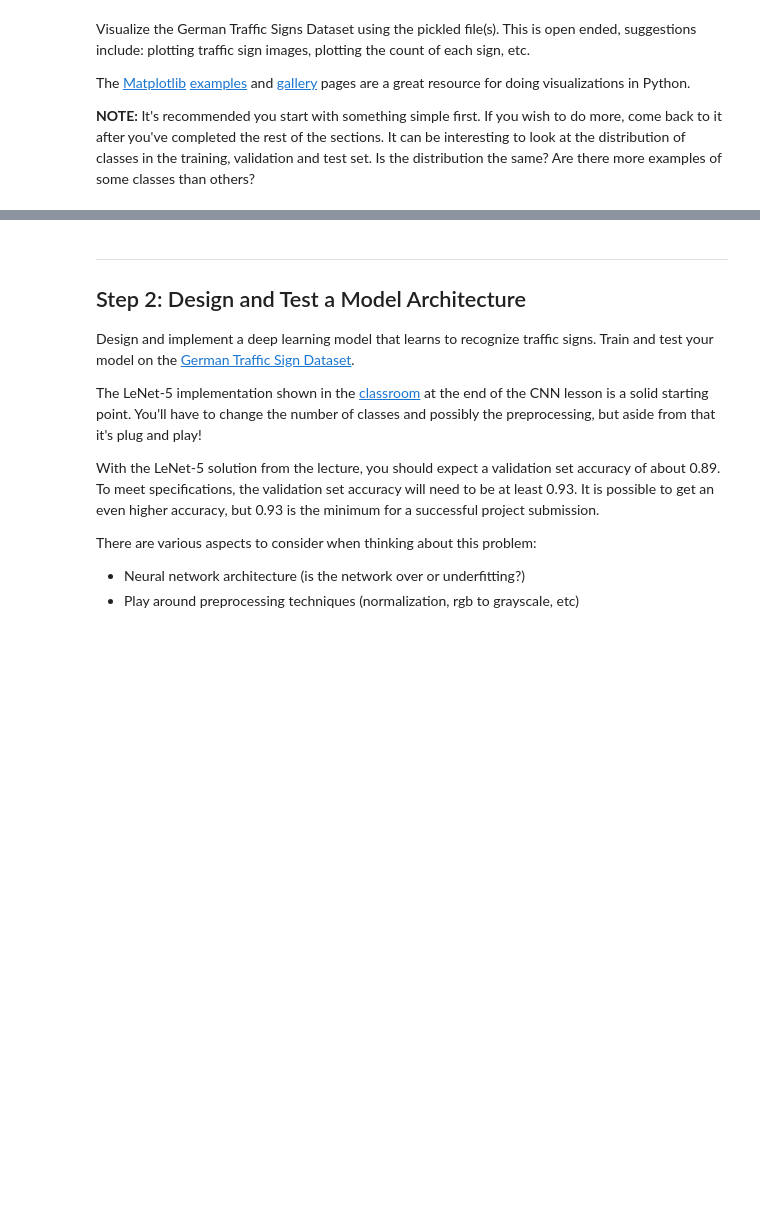
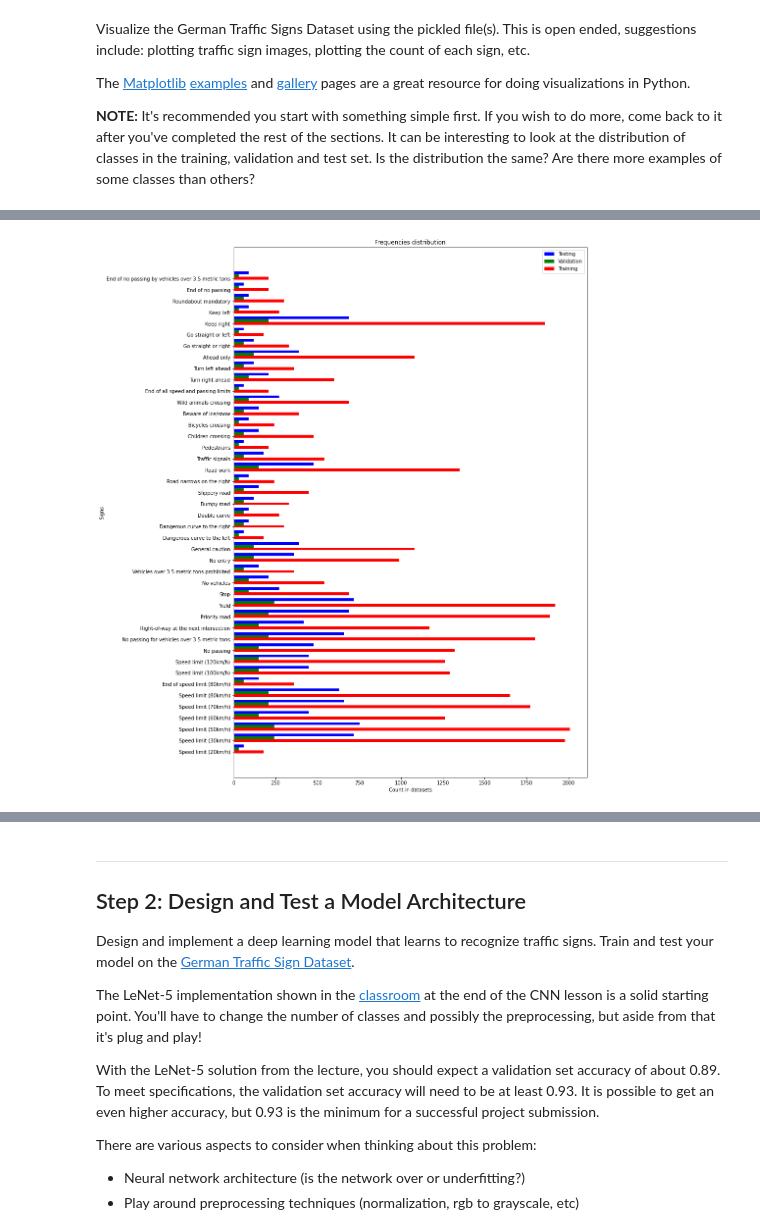
Before and after one commit to serhiy-smirnov/CarND-Traffic-Sign-Classifier-Project, a Jupyter notebook: Traffic_Sign_Classifier.ipynb, the cells around one changed output, grey strips where cells are left out. Cells and saved outputs as stored; diff of their text form; code cells hidden in the pictures; blank space fills up the shorter version.

```diff
--- a/Traffic_Sign_Classifier.ipynb
+++ b/Traffic_Sign_Classifier.ipynb
@@ -97,23 +97,3 @@ Visualize the German Traffic Signs Dataset using the pickled file(s). This is op
 The [Matplotlib](http://matplotlib.org/) [examples](http://matplotlib.org/examples/index.html) and [gallery](http://matplotlib.org/gallery.html) pages are a great resource for doing visualizations in Python.
 
 **NOTE:** It's recommended you start with something simple first. If you wish to do more, come back to it after you've completed the rest of the sections. It can be interesting to look at the distribution of classes in the training, validation and test set. Is the distribution the same? Are there more examples of some classes than others?
-# %%
-### Data exploration visualization code goes here.
-### Feel free to use as many code cells as needed.
-import matplotlib.pyplot as plt
-# Visualizations will be shown in the notebook.
-%matplotlib inline
-
-(unique, counts) = np.unique(y_train, return_counts=True)
-frequencies = np.asarray((unique, counts)).T
-print(frequencies)
-
-import random
-for i in range(10):
-    index = random.randint(0, len(X_train))
-    image = X_train[index].squeeze()
-
-    plt.figure(figsize=(1,1))
-    plt.imshow(image)
-    print(y_train[index])
-    plt.show()
@@ -149,0 +100,62 @@ for i in range(10):
+# %%
+### Data exploration visualization code goes here.
+### Feel free to use as many code cells as needed.
+import matplotlib.pyplot as plt
+# Visualizations will be shown in the notebook.
+%matplotlib inline
+
+import pandas as pd
+
+sign_names = pd.read_csv("signnames.csv")
+
+ind = np.arange(n_classes)  # the x locations for the groups
+width = 0.25       # the width of the bars
+
+#freq_plot = plt.subplot()
+#fig, freq_plot = plt.subplots()
+fig = plt.figure(figsize=(10,15))
+freq_plot = fig.add_axes([0,0,1,1])
+freq_plot.set_title('Frequencies distribution')
+
+# detect frequencies of signs in the testing dataset
+(unique, counts) = np.unique(y_test, return_counts=True)
+testing_frequencies = np.asarray((unique, counts)).T
+#print("Testing frequencies:", testing_frequencies)
+freq_plot.barh(ind + width*2, counts, width, color='b', label='Testing')
+
+# detect frequencies of signs in the validation dataset
+(unique, counts) = np.unique(y_valid, return_counts=True)
+validation_frequencies = np.asarray((unique, counts)).T
+#print("Validation frequencies:", validation_frequencies)
+freq_plot.barh(ind + width, counts, width, color='g', label='Validation')
+
+# detect frequencies of signs in the training dataset
+(unique, counts) = np.unique(y_train, return_counts=True)
+training_frequencies = np.asarray((unique, counts)).T
+#print("Training frequencies:", training_frequencies)
+freq_plot.barh(ind, counts, width, color='r', label='Training')
+
+# add some text for labels, title and axes ticks
+freq_plot.set_xlabel('Count in datasets')
+freq_plot.set_ylabel('Signs')
+freq_plot.legend(loc=1)
+plt.yticks(sign_names["ClassId"], sign_names["SignName"])
+plt.show()
+
+import random
+
+plt.figure(1, figsize=(15,10))
+
+for i in range(50):
+    index = random.randint(0, len(X_train))
+    image = X_train[index].squeeze()
+
+    plt.subplot(5,10, i+1) # sets the number of feature maps to show on each row and column
+    plt.title(y_train[index]) # displays the sign class
+    plt.axis('off')
+    plt.imshow(image)
+    #print(y_train[index])
+
+plt.show()
+# %% [output]
+[figure, added]
```
Also changed, not shown: parts of 5 cells of this notebook.
